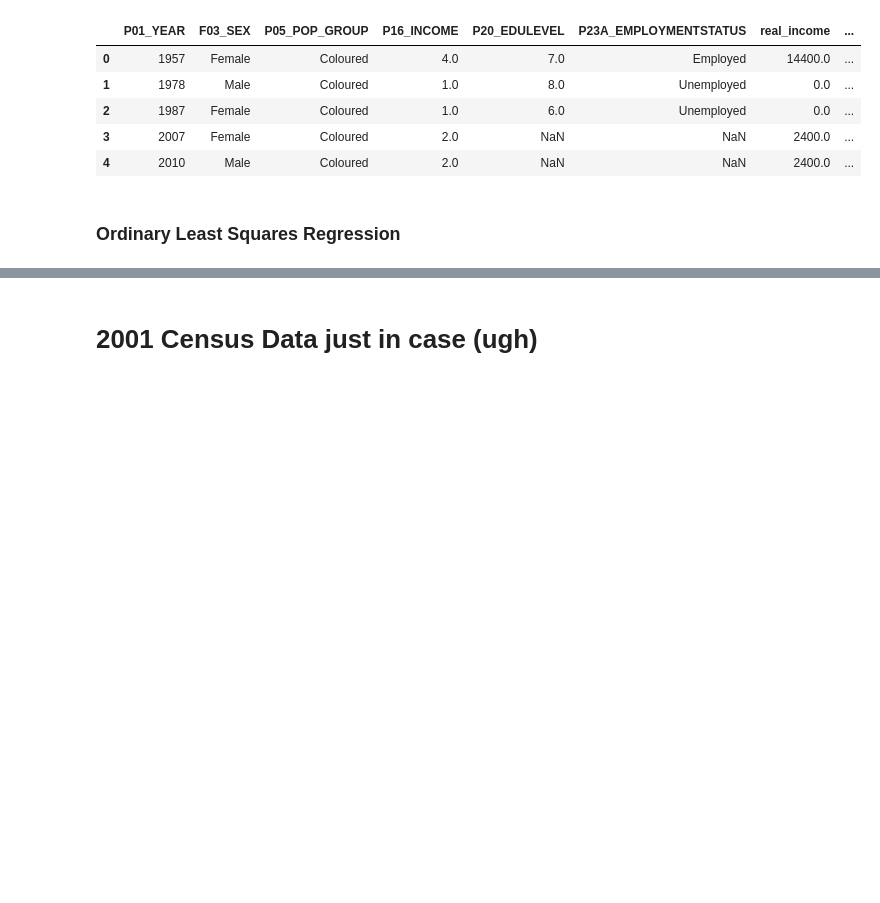
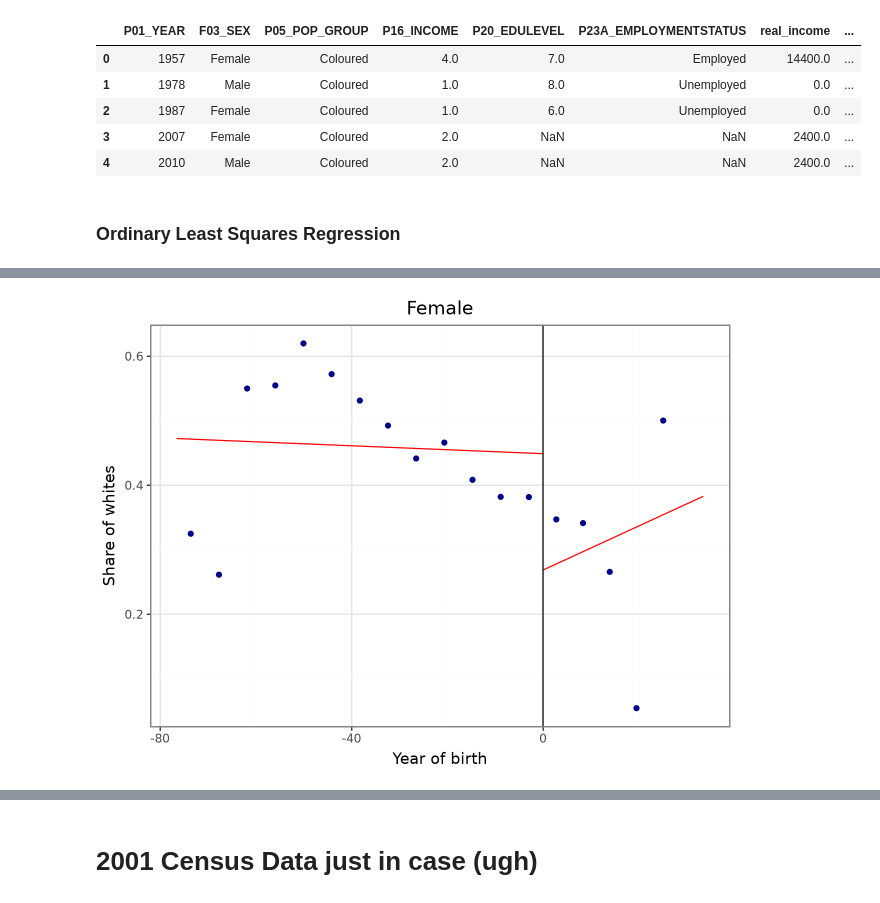
Before and after one commit to erinabruzzy/dsan5650_path1, a Jupyter notebook: apartheid.ipynb, the cells around one changed output, grey strips where cells are left out. Drawn from its saved outputs; the diff is of its cells as text; code cells hidden in the pictures; blank space fills up the shorter version.

Commit message:
OLS plots

```diff
--- a/apartheid.ipynb
+++ b/apartheid.ipynb
@@ -260,3 +263,16 @@ Notes:
 [1] Standard Errors assume that the covariance matrix of the errors is correctly specified.
 [2] The condition number is large, 2.13e+03. This might indicate that there are
 strong multicollinearity or other numerical problems.
+# %%
+import rdrobust
+# 2. Group by birth year (or your centered birth year variable)
+# and calculate the proportion/share of whites
+rd_data = (
+    df_women.groupby('yob_centered')['is_white']
+    .mean()
+    .reset_index()
+    .rename(columns={'is_white': 'share_of_whites'})
+)
+
+# 3. View the binned dataset
+rd_data.head()
@@ -263,3 +286,18 @@ strong multicollinearity or other numerical problems.
+# %%
+rdplot_res = rdrobust.rdplot(
+    y=rd_data['share_of_whites'],
+    x=rd_data['yob_centered'],
+    c=0,
+    p=1, # Linear fit (use p=2 for quadratic fit)
+    title="Female",
+    x_label="Year of birth",
+    y_label="Share of whites"
+)
+
+fig = rdplot_res.rdplot
+fig.save("images/rd_female_2011.png", dpi=300)
+# %% [output]
+[figure, added]
 # %%
 print("\n\n=========================================")
 print("2011 MEN OLS")
```
Also changed, not shown: parts of 18 cells of this notebook, 8 other files.
